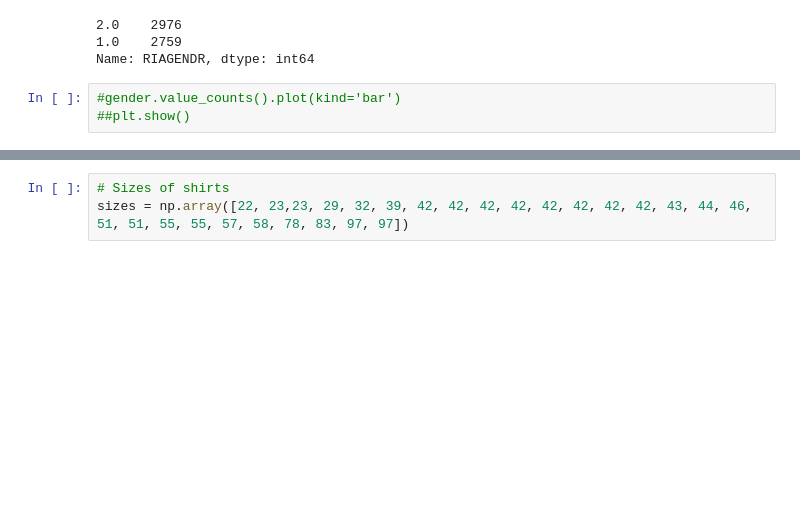
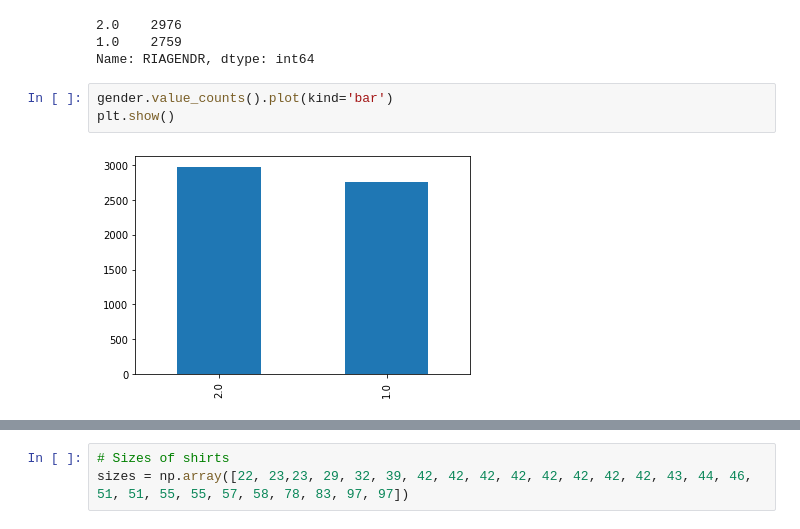
Before and after one commit to hassaanhameed786/Probability-and-Statistics-for-Computer-Science, a Jupyter notebook: variables and .ipynb, the cells around one changed output, grey strips where cells are left out. Cells and saved outputs as stored; diff of their text form; blank space fills up the shorter version.

```diff
--- a/variables and .ipynb
+++ b/variables and .ipynb
@@ -15,8 +15,10 @@ gender.value_counts()
 1.0    2759
 Name: RIAGENDR, dtype: int64
 # %%
-#gender.value_counts().plot(kind='bar')
-##plt.show()
+gender.value_counts().plot(kind='bar')
+plt.show()
+# %% [output]
+[figure, added]
 # %%
 
 gender.value_counts().plot(kind='bar')
```
Also changed, not shown: parts of 20 cells of this notebook.
